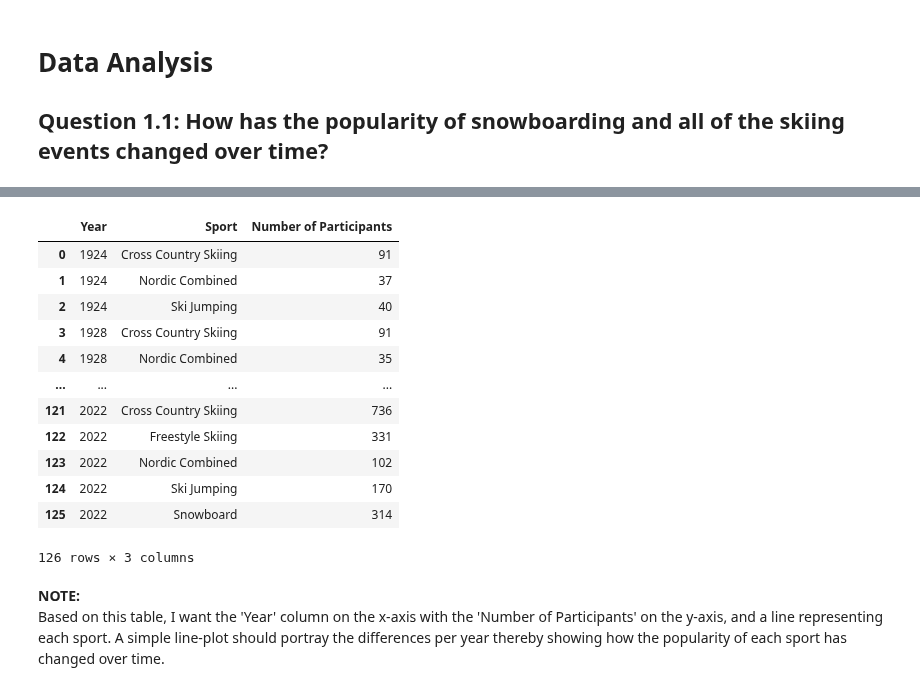
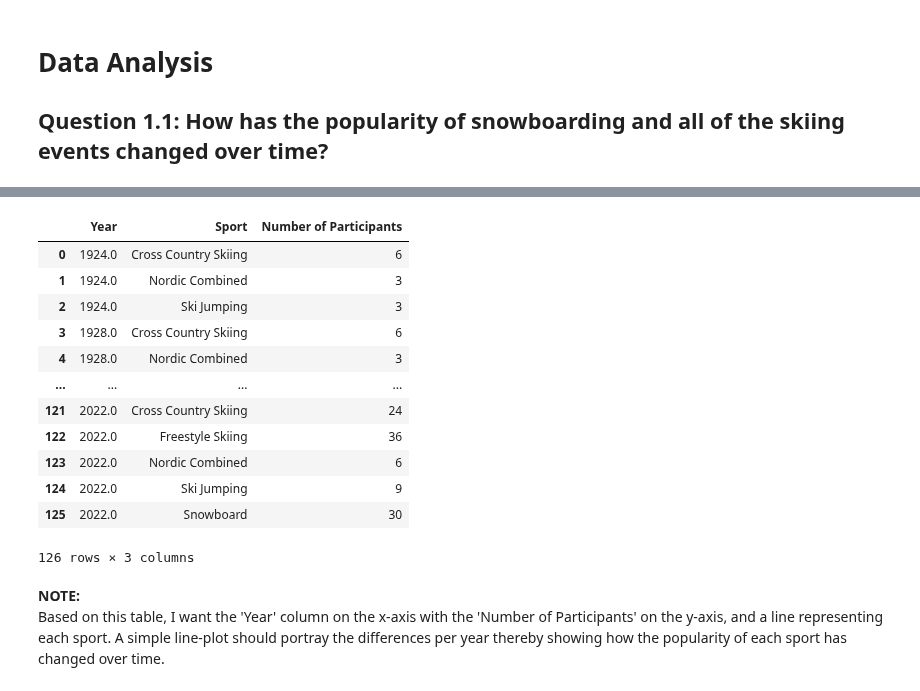
Before and after one commit to ubco-W2022T2-data301/project-group-group17, a Jupyter notebook: analysis/notebooks/analysis_dylan.ipynb, the cells around one changed output, grey strips where cells are left out. Drawn from its saved outputs; the diff is of its cells as text; code cells hidden in the pictures.

```diff
--- a/analysis/notebooks/analysis_dylan.ipynb
+++ b/analysis/notebooks/analysis_dylan.ipynb
@@ -111,6 +125,7 @@ Since the OlympicResultsDF has the most rows, I'll use that as the first datafra
 # %%
 ### Merging all the dataframes
 
-Research_df_merged_full = pf.pd.merge(OlympicResultsDF, OlympicAthletesDF, how='outer')
+Research_df_merged_full = pf.pd.merge(OlympicAthletesDF, OlympicResultsDF, how="inner")
+Research_df_merged_full = pf.pd.merge(Research_df_merged_full, OlympicHostsDF, left_on='slug_game', right_on='game_slug')
 Research_df_merged_full = pf.pd.merge(Research_df_merged_full, OlympicMedalsDF, how='outer')
-Research_df_merged_full = pf.pd.merge(Research_df_merged_full, OlympicHostsDF, left_on='slug_game', right_on='game_slug')
+Research_df_merged_full
@@ -117,16 +157,13 @@ Research_df_merged_full = pf.pd.merge(Research_df_merged_full, OlympicHostsDF, l
 # %%
 ### Dropping the columns I don't need and viewing the unique sports
 
-Research1_df_merged_filtered = Research_df_merged_full.drop(columns=['medal_type','first_game','athlete_full_name',
-                                                      'game_slug','athletes','value_unit','value_type',
-                                                      'games_participations','athlete_url','participant_type',
-                                                      'rank_equal','rank_position','event_gender','country_name',
-                                                      'country_code','country_3_letter_code','athlete_year_birth','bio',
-                                                      'athlete_medals','participant_title','game_end_date',
-                                                      'game_start_date','game_season','slug_game'])
-#Research1_df_merged_filtered
-
-### To see the exact name of the sports in the whole dataframe:
-
-Research1_df_merged_filtered.discipline_title.unique()
+Research_df = (Research_df_merged_full
+               .drop(columns=
+                     ['athlete_url','games_participations','athlete_year_birth',
+                      'athlete_medals','bio','slug_game','game_slug','participant_type',
+                      'country_code','game_end_date','game_start_date',
+                      'event_gender','participant_title','country_3_letter_code'])
+               .dropna()
+               .reset_index(drop=True))
+Research_df
 # %% [output]
@@ -249,6 +291,17 @@ In the next portion of data analysis, I can plot these results as a simple bar p
 ### Since we only want to look at the sports of Snowboarding and each skiing discipline,
 ### I want to make a dataframe containing only these sports
 
-Snow_and_Ski_df = pf.sportpopularity(Research1_df_merged_filtered, 'Snowboard','Biathlon', 'Freestyle Skiing', 'Ski Jumping',
+Snow_and_Ski_df = pf.sportpopularity(Research_df, 'Snowboard', 'Biathlon', 'Freestyle Skiing', 'Ski Jumping',
                                   'Alpine Skiing', 'Cross Country Skiing', 'Nordic Combined')
-#Snow_and_Ski_df
+# %%
+Snow_and_Ski_df = Snow_and_Ski_df.rename(columns={'discipline_title' : 'Sport',
+                                    'medal_type' : 'Medal Won',
+                                    'event_title' : 'Sport Event',
+                                    'athlete_full_name' : 'Athlete Name',
+                                    'first_game' : 'First Game',
+                                    'country_name' : 'Home Country',
+                                    'game_location' : 'Host Country',
+                                    'game_name' : 'Game Name',
+                                    'game_season' : 'Game Season',
+                                    'game_year' : 'Year'}).reset_index(drop=True)
+Snow_and_Ski_df
@@ -255,22 +322,22 @@ Snow_and_Ski_df = pf.sportpopularity(Research1_df_merged_filtered, 'Snowboard','
 # %%
 ### Now I can group this dataframe on year, and sport and count the number of participants
 
-Snow_and_Ski_grouped = Snow_and_Ski_df.groupby(by=['Year', 'Sport'])[['Olympic Name']].count().reset_index()
-Snow_and_Ski_grouped.rename(columns={'Olympic Name' : 'Number of Participants'}, inplace=True)
+Snow_and_Ski_grouped = Snow_and_Ski_df.groupby(by=['Year', 'Sport'])[['Athlete Name']].count().reset_index()
+Snow_and_Ski_grouped.rename(columns={'Athlete Name' : 'Number of Participants'}, inplace=True)
 Snow_and_Ski_grouped
 # %% [output]
 |  | Year | Sport | Number of Participants |
-| 0 | 1924 | Cross Country Skiing | 91 |
-| 1 | 1924 | Nordic Combined | 37 |
-| 2 | 1924 | Ski Jumping | 40 |
-| 3 | 1928 | Cross Country Skiing | 91 |
-| 4 | 1928 | Nordic Combined | 35 |
+| 0 | 1924.0 | Cross Country Skiing | 6 |
+| 1 | 1924.0 | Nordic Combined | 3 |
+| 2 | 1924.0 | Ski Jumping | 3 |
+| 3 | 1928.0 | Cross Country Skiing | 6 |
+| 4 | 1928.0 | Nordic Combined | 3 |
 | ... | ... | ... | ... |
-| 121 | 2022 | Cross Country Skiing | 736 |
-| 122 | 2022 | Freestyle Skiing | 331 |
-| 123 | 2022 | Nordic Combined | 102 |
-| 124 | 2022 | Ski Jumping | 170 |
-| 125 | 2022 | Snowboard | 314 |
+| 121 | 2022.0 | Cross Country Skiing | 24 |
+| 122 | 2022.0 | Freestyle Skiing | 36 |
+| 123 | 2022.0 | Nordic Combined | 6 |
+| 124 | 2022.0 | Ski Jumping | 9 |
+| 125 | 2022.0 | Snowboard | 30 |
 126 rows × 3 columns
 # %% [markdown]
 **NOTE:**
```
Also changed, not shown: parts of 37 cells of this notebook, 5 other files.
